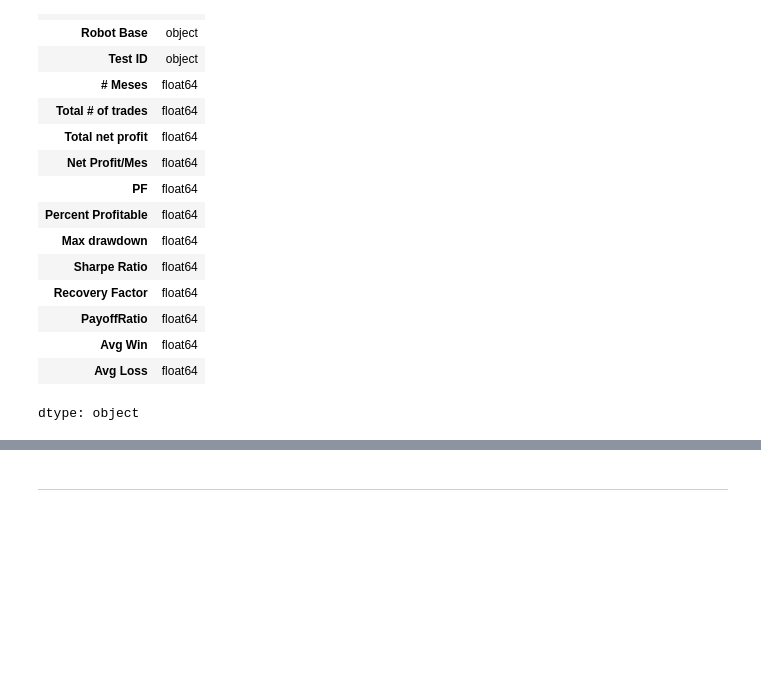
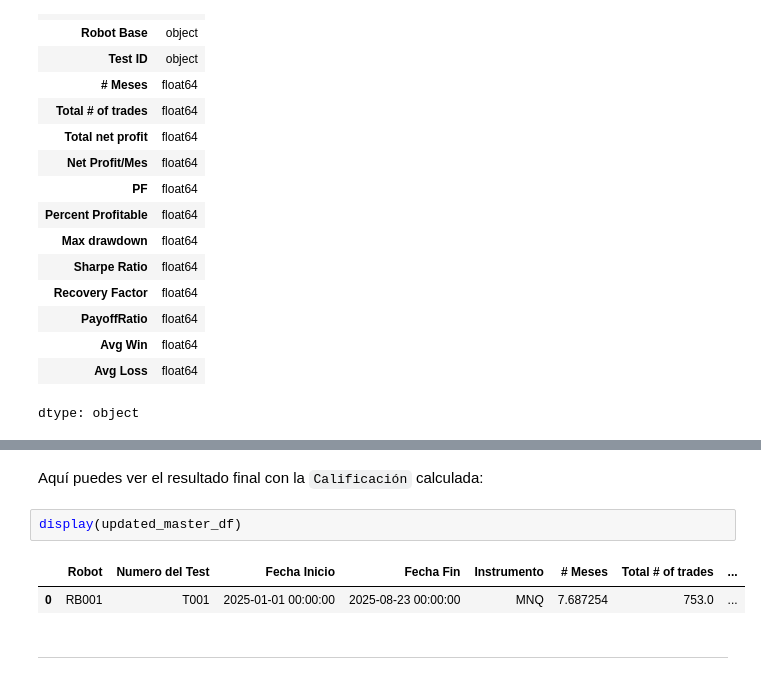
Before and after one commit to MarceCorreal2/Robots-NT, a Jupyter notebook: Procesamiento_Indicadores_Backtest_V6.ipynb, the cells around one changed output, grey strips where cells are left out. Saved outputs shown, nothing was run; the diff lists cells and outputs as text; blank space fills up the shorter version.

```diff
--- a/Procesamiento_Indicadores_Backtest_V6.ipynb
+++ b/Procesamiento_Indicadores_Backtest_V6.ipynb
@@ -1487,2 +1376,9 @@ Dado que `4.1` es menor que `50`, el robot se clasifica como **'Malo'**, manteni
+# %% [markdown]
+Aquí puedes ver el resultado final con la `Calificación` calculada:
+# %%
+display(updated_master_df)
+# %% [output]
+|  | Robot | Numero del Test | Fecha Inicio | Fecha Fin | Instrumento | # Meses | Total # of trades | ... |
+| 0 | RB001 | T001 | 2025-01-01 00:00:00 | 2025-08-23 00:00:00 | MNQ | 7.687254 | 753.0 | ... |
 # %% [markdown]
 ---
```
Also changed, not shown: parts of 10 cells of this notebook.
